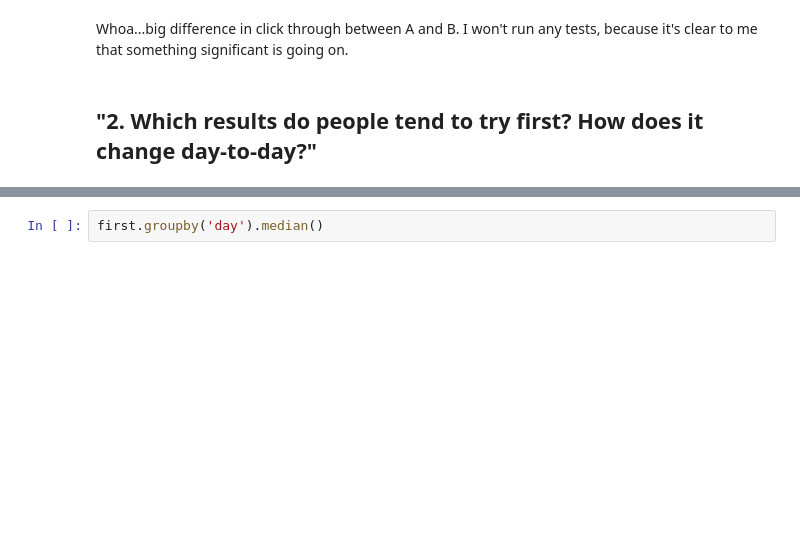
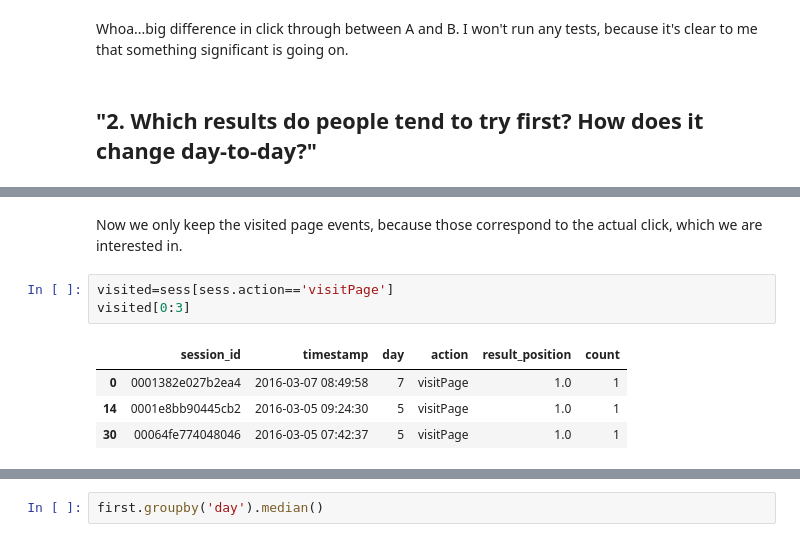
Before and after one commit to wnowak10/wikimedia, a Jupyter notebook: wiki.ipynb, the cells around one changed output, grey strips where cells are left out. Drawn from its saved outputs; the diff is of its cells as text; blank space fills up the shorter version.

```diff
--- a/wiki.ipynb
+++ b/wiki.ipynb
@@ -214,0 +233,10 @@ Whoa...big difference in click through between A and B. I won't run any tests, b
+# %% [markdown]
+Now we only keep the visited page events, because those correspond to the actual click, which we are interested in.
+# %%
+visited=sess[sess.action=='visitPage']
+visited[0:3]
+# %% [output]
+|  | session_id | timestamp | day | action | result_position | count |
+| 0 | 0001382e027b2ea4 | 2016-03-07 08:49:58 | 7 | visitPage | 1.0 | 1 |
+| 14 | 0001e8bb90445cb2 | 2016-03-05 09:24:30 | 5 | visitPage | 1.0 | 1 |
+| 30 | 00064fe774048046 | 2016-03-05 07:42:37 | 5 | visitPage | 1.0 | 1 |
```
Also changed, not shown: parts of 19 cells of this notebook.
